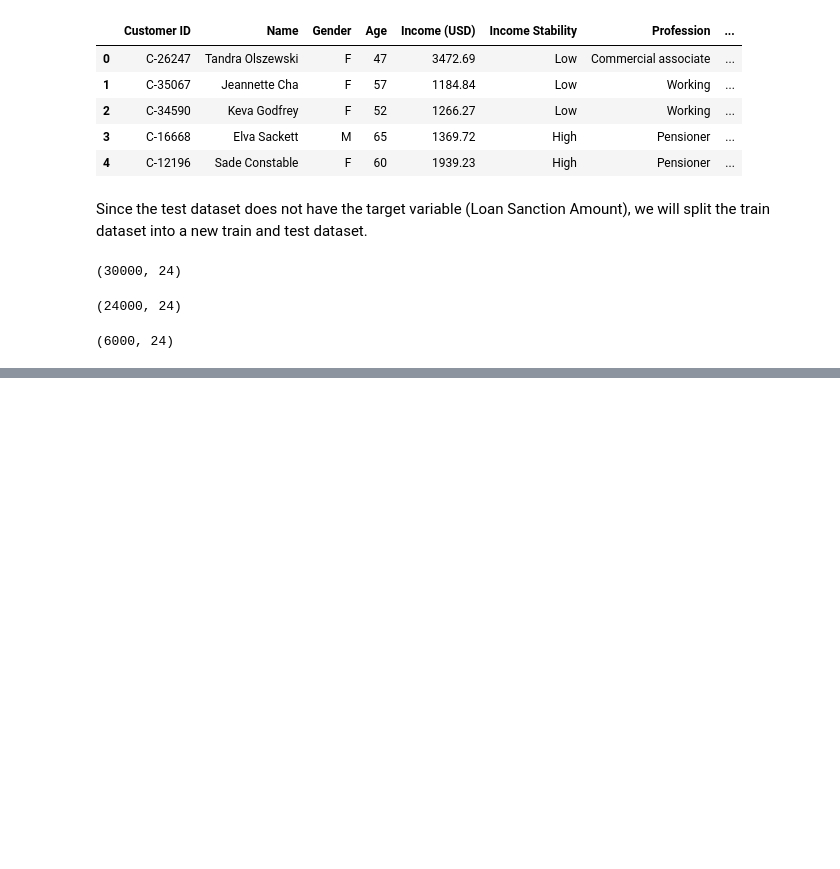
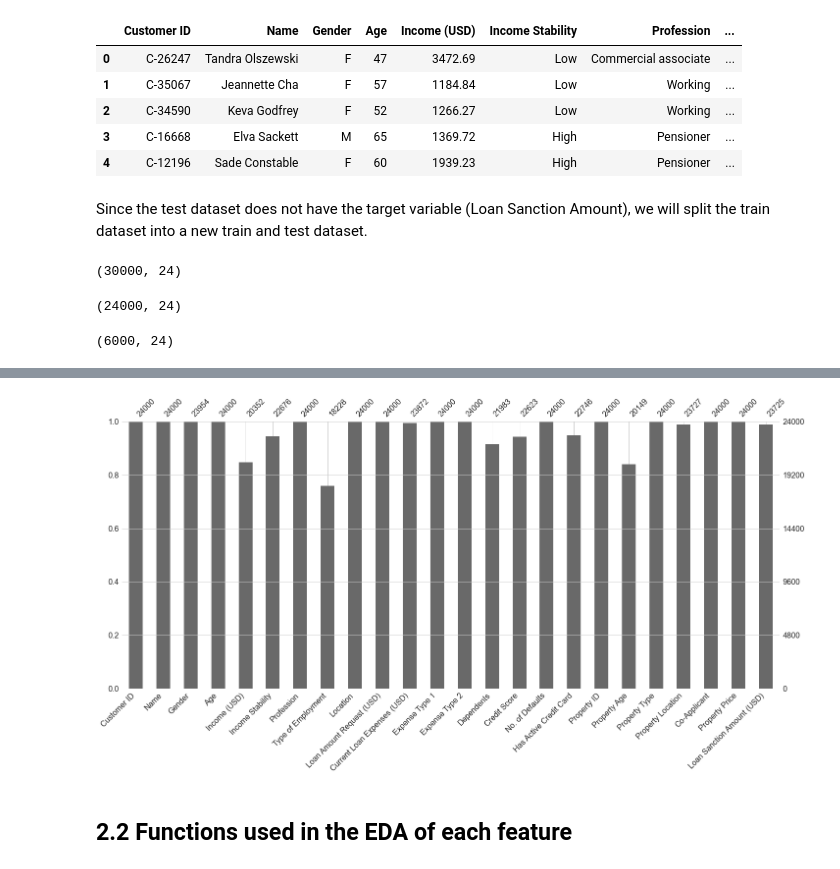
Before and after one commit to semasuka/Loan-amount-prediction-regression, a Jupyter notebook: Loan_amount_prediction.ipynb, the cells around one changed output, grey strips where cells are left out. Saved outputs shown, nothing was run; the diff lists cells and outputs as text; code cells hidden in the pictures; blank space fills up the shorter version.

```diff
--- a/Loan_amount_prediction.ipynb
+++ b/Loan_amount_prediction.ipynb
@@ -98,0 +151,7 @@ loan_amt_test_copy.shape
+# %%
+msno.bar(loan_amt_train_copy)
+plt.show()
+# %% [output]
+[figure, added]
+# %% [markdown]
+## 2.2 Functions used in the EDA of each feature
```
Also changed, not shown: parts of 7 cells of this notebook.
